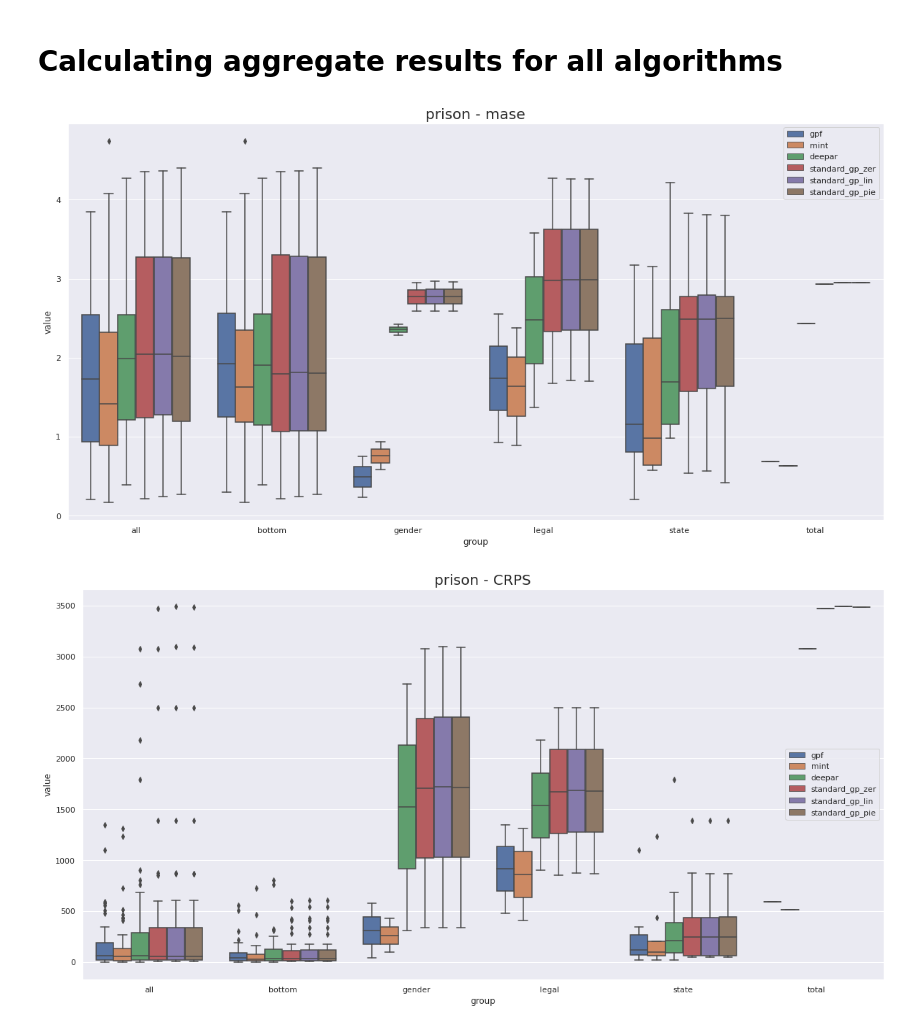
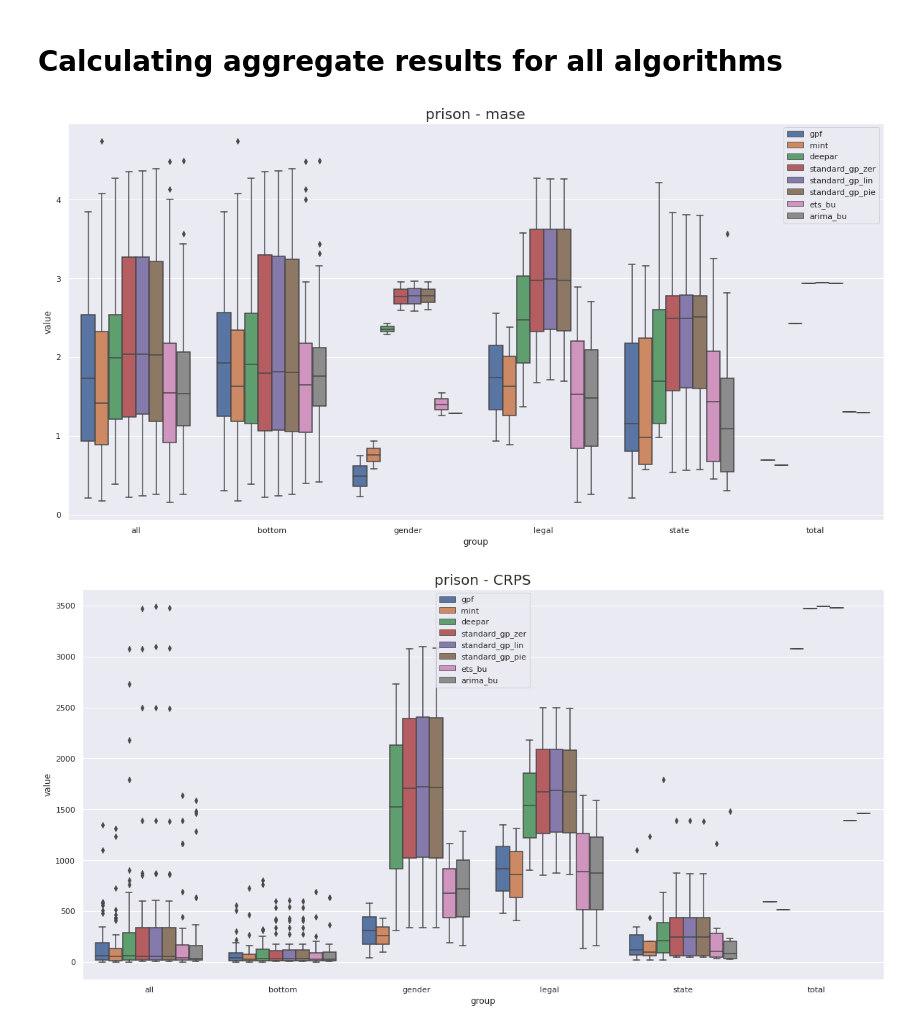
Before and after one commit to luisroque/run_models_distributed, a Jupyter notebook: notebooks/Results_comparing_all_algorithms_paper1_probabilistic.ipynb, the cells around one changed output. Cells and saved outputs as stored; diff of their text form; code cells hidden in the pictures.

Commit message:
adding ETS and ARIMA for all algos

```diff
--- a/notebooks/Results_comparing_all_algorithms_paper1_probabilistic.ipynb
+++ b/notebooks/Results_comparing_all_algorithms_paper1_probabilistic.ipynb
@@ -27,6 +27,8 @@ algorithms=[
             "standard_gp_lin",
             "standard_gp_pie",
             "standard_gp_zer",
+            "ets_bu",
+            "arima_bu"
         ]
 
 # Loading data
@@ -102,12 +104,16 @@ htsx.visualization.plot_compare_err_metric('mase', 'prison')
 # %% [markdown]
 # Calculating aggregate results for all algorithms
 # %%
-df_orig_list = htsx.compute_results.calculate_agg_results_all_datasets(datasets, algorithms, 'mase')
+df_orig_list = htsx.compute_results.calculate_agg_results_all_datasets(datasets,
+                                                                       algorithms,
+                                                                       'mase')
 htsx.visualization.boxplot_error(df_orig_list, 'mase', datasets)
 # %% [output]
-[figure, old version]
+[figure, new version]
 # %%
-df_orig_list = htsx.compute_results.calculate_agg_results_all_datasets(datasets, algorithms, 'CRPS')
+df_orig_list = htsx.compute_results.calculate_agg_results_all_datasets(datasets,
+                                                                       algorithms,
+                                                                       'CRPS')
 htsx.visualization.boxplot_error(df_orig_list, 'CRPS', datasets)
 # %% [output]
-[figure, old version]
+[figure, new version]
```
